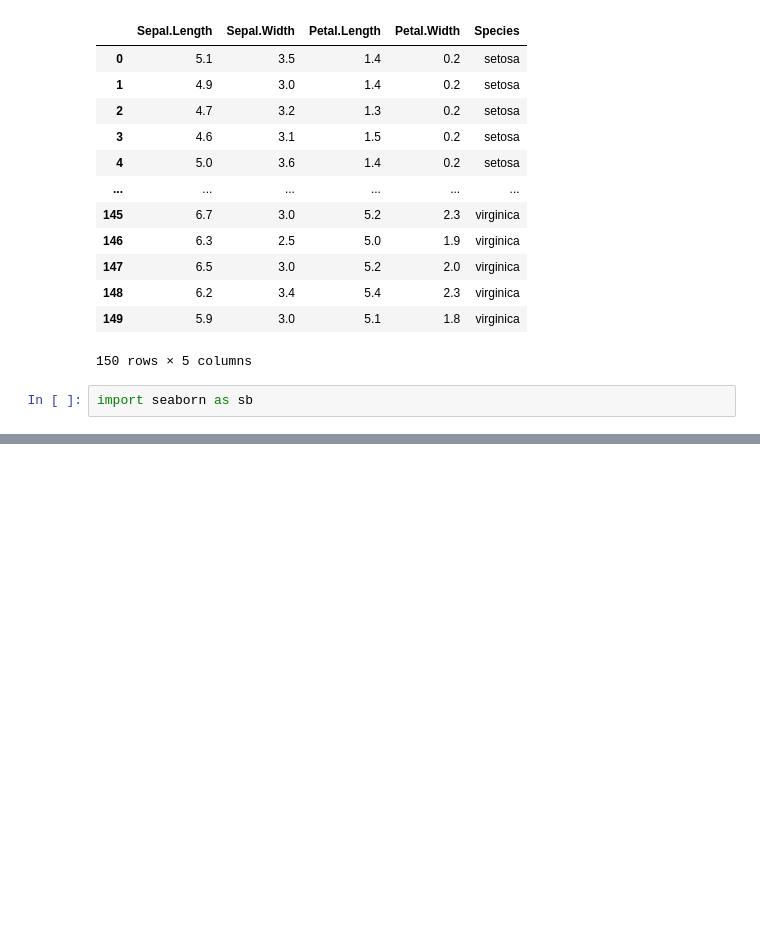
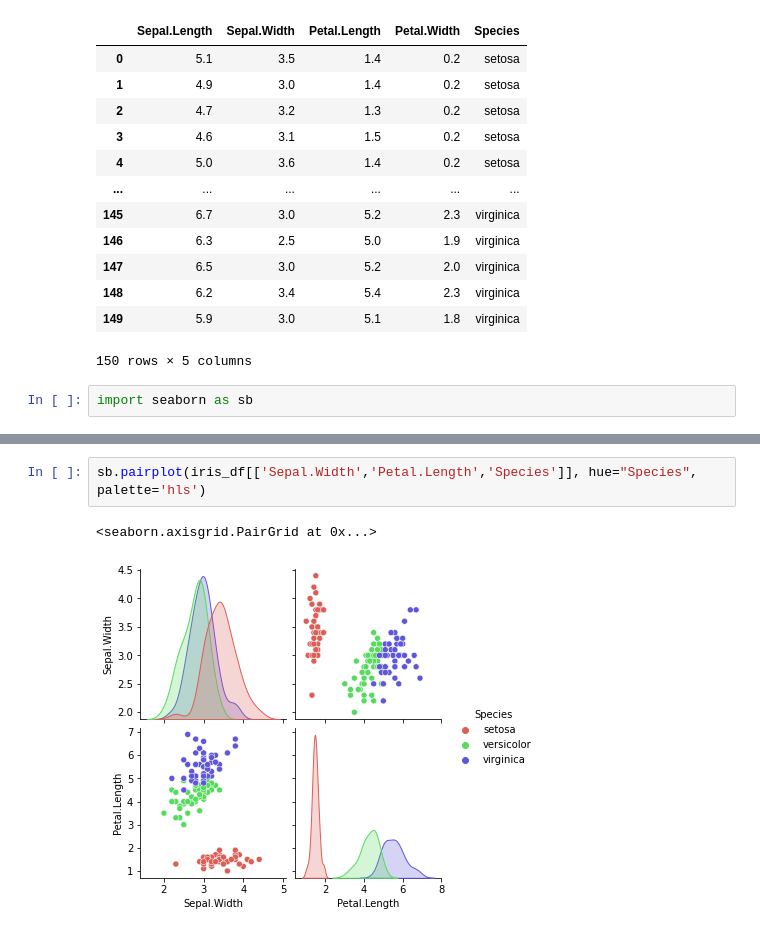
Before and after one commit to pankajsoni22/machine-learning-mastery, a Jupyter notebook: Outliers.ipynb, the cells around one changed output, grey strips where cells are left out. Drawn from its saved outputs; the diff is of its cells as text; blank space fills up the shorter version.

```diff
--- a/Outliers.ipynb
+++ b/Outliers.ipynb
@@ -63,0 +131,5 @@ sb.boxplot(x='Species', y='Sepal.Length', data=iris_df, palette='hls')
+# %%
+sb.pairplot(iris_df[['Sepal.Width','Petal.Length','Species']], hue="Species", palette='hls')
+# %% [output]
+<seaborn.axisgrid.PairGrid at 0x...>
+[figure, added]
```
Also changed, not shown: parts of 36 cells of this notebook.
